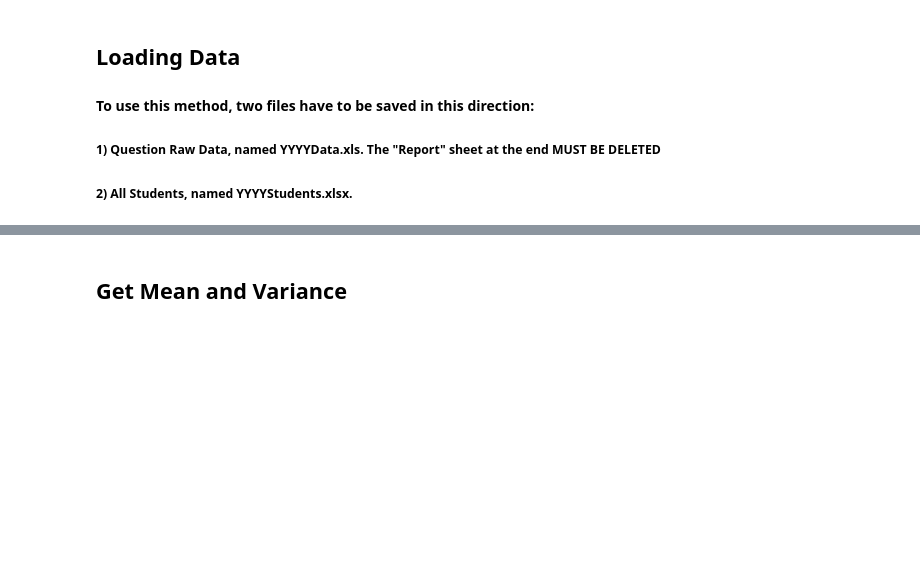
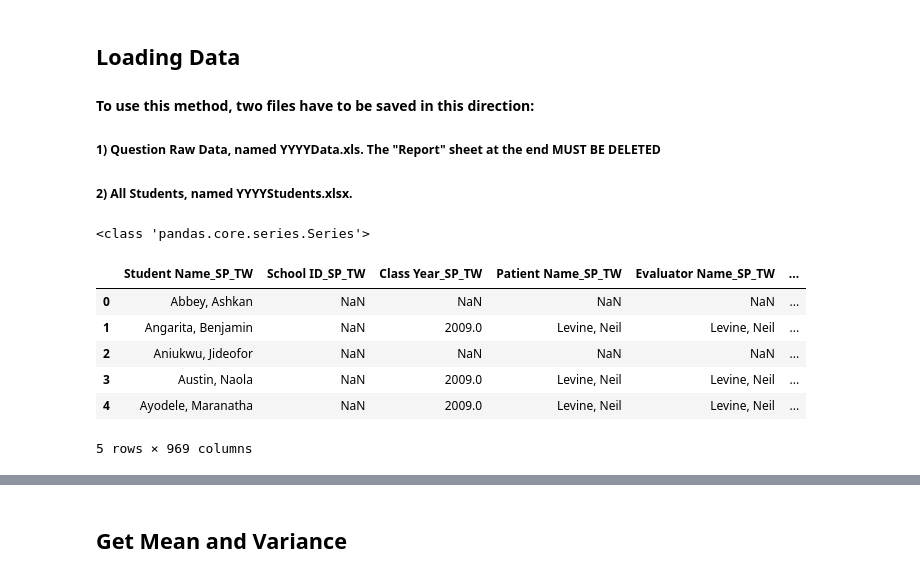
Before and after one commit to RagesMR/8800, a Jupyter notebook: travis_notebook_2009.ipynb, the cells around one changed output, grey strips where cells are left out. Cells and saved outputs as stored; diff of their text form; code cells hidden in the pictures; blank space fills up the shorter version.

```diff
--- a/travis_notebook_2009.ipynb
+++ b/travis_notebook_2009.ipynb
@@ -41,0 +52,19 @@ def load_data(year):
+# %%
+overalldf_2009, possible_points_2009 = load_data(2009)
+# %% [output]
+<class 'pandas.core.series.Series'>
+# %%
+numerics = ['int16', 'int32', 'int64', 'float16', 'float32', 'float64']
+# print(len(overalldf_2009.select_dtypes(include=numerics).columns))
+# print(len(overalldf_2009.columns))
+
+
+overalldf_2009.head()
+# %% [output]
+|  | Student Name_SP_TW | School ID_SP_TW | Class Year_SP_TW | Patient Name_SP_TW | Evaluator Name_SP_TW | ... |
+| 0 | Abbey, Ashkan | NaN | NaN | NaN | NaN | ... |
+| 1 | Angarita, Benjamin | NaN | 2009.0 | Levine, Neil | Levine, Neil | ... |
+| 2 | Aniukwu, Jideofor | NaN | NaN | NaN | NaN | ... |
+| 3 | Austin, Naola | NaN | 2009.0 | Levine, Neil | Levine, Neil | ... |
+| 4 | Ayodele, Maranatha | NaN | 2009.0 | Levine, Neil | Levine, Neil | ... |
+5 rows × 969 columns
```
Also changed, not shown: parts of 18 cells of this notebook, 1 other file.
